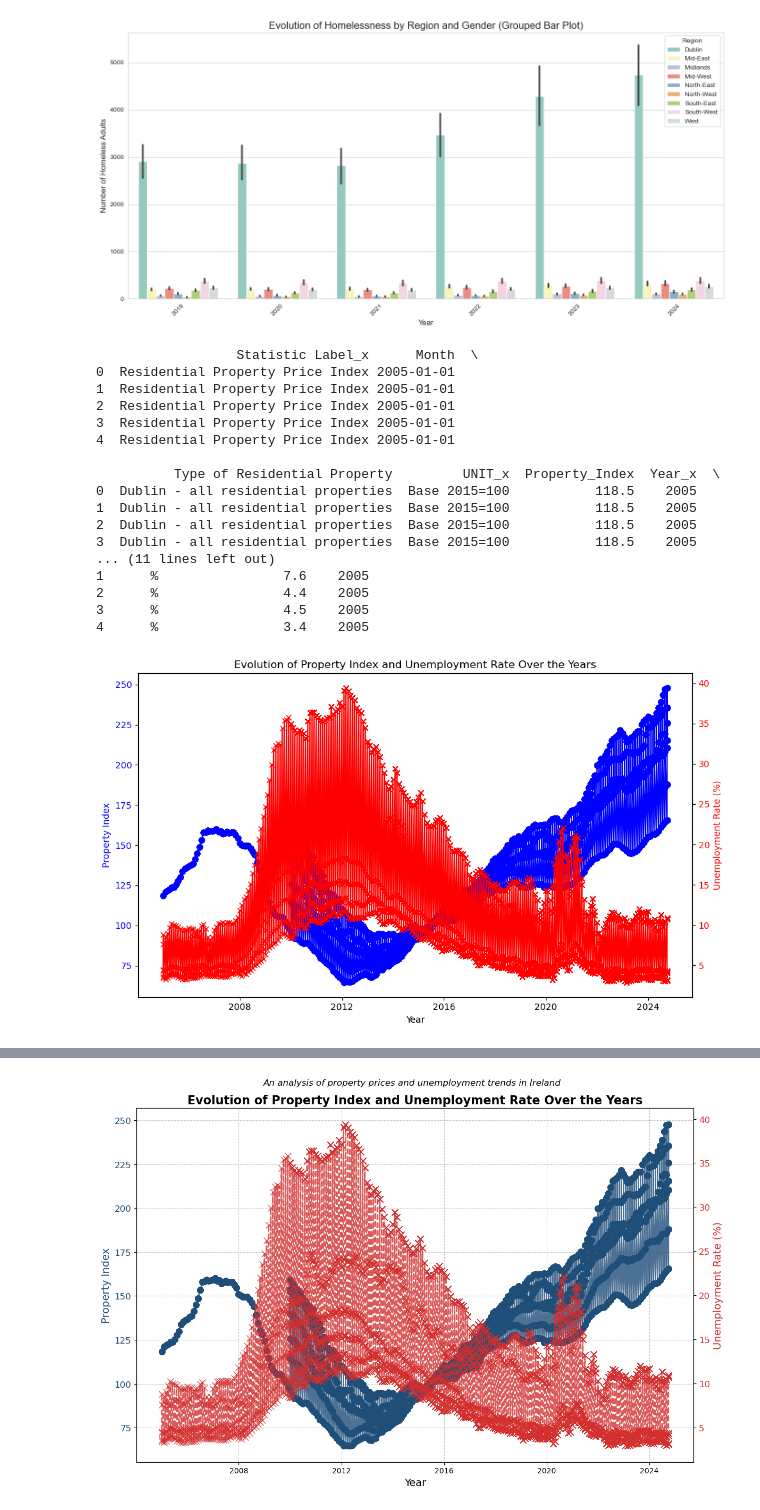
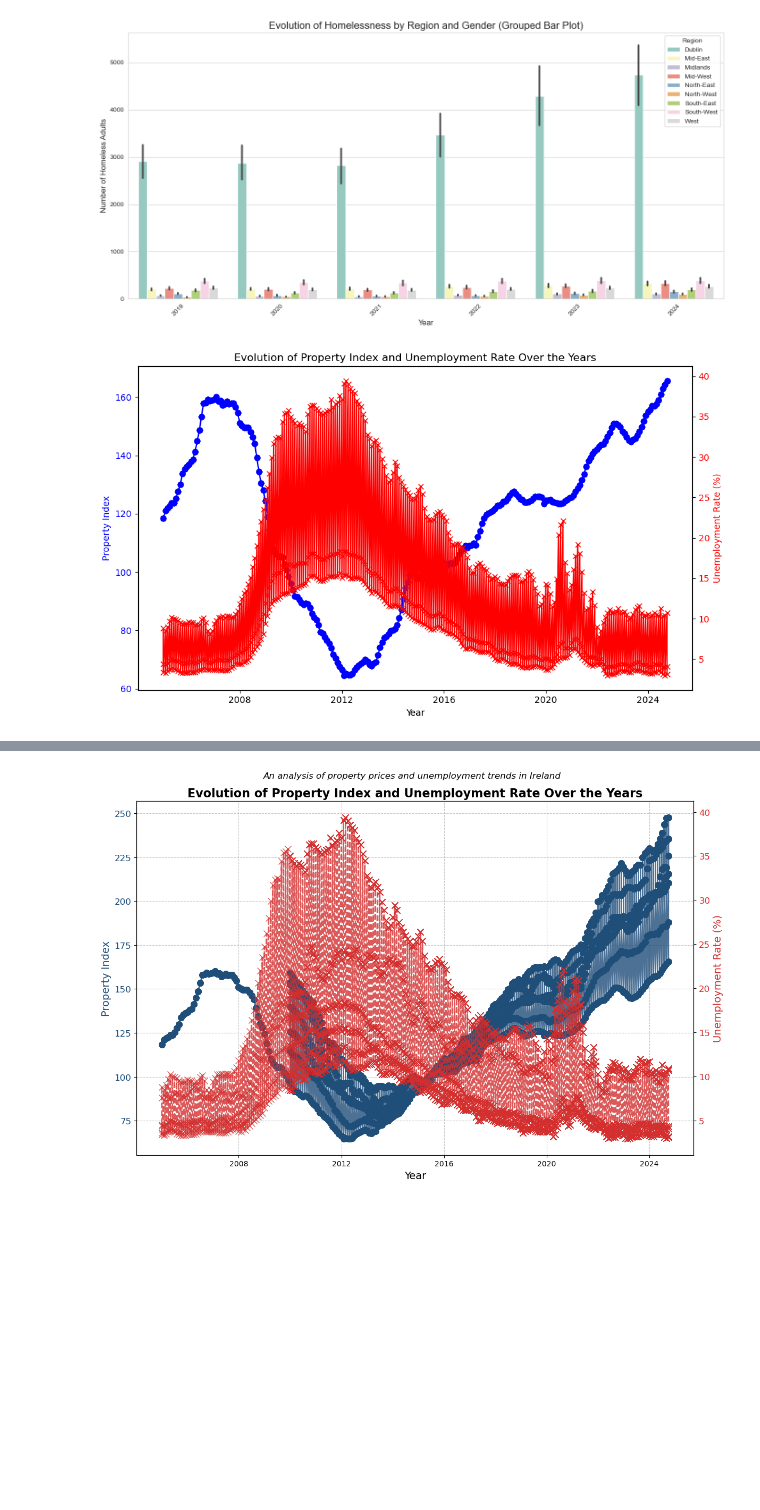
Before and after one commit to RobAstur/Programming-for-data-analytics, a Jupyter notebook: Project/project_version2.ipynb, the cells around one changed output, grey strips where cells are left out. Cells and saved outputs as stored; diff of their text form; code cells hidden in the pictures; blank space fills up the shorter version.

Commit message:
plot work and combine tables

```diff
--- a/Project/project_version2.ipynb
+++ b/Project/project_version2.ipynb
@@ -577,53 +578,38 @@ plt.show()
 # %% [output]
 [figure]
 # %%
-df_unemployment_filtered = unemployment_rate_ireland[unemployment_rate_ireland["Sex"] == "Male"]
-
 
 price_property_index.rename(columns={"VALUE": "Property_Index"}, inplace=True)
 unemployment_rate_ireland.rename(columns={"VALUE": "Unemployment_Rate"}, inplace=True)
 
+
+
 # Merge the data on the "Month" column (assuming "Month" is the common column for both datasets)
 df_merged = pd.merge(price_property_index, unemployment_rate_ireland, on="Month")
-print(df_merged.head())
+
+df_filtered = df_merged[(df_merged['Sex'] == 'Male') & (df_merged['Type of Residential Property'] == 'Dublin - all residential properties')]
+
 # Plotting the data
 fig, ax1 = plt.subplots(figsize=(10, 6))
 
 # Plot Property Index
-ax1.plot(df_merged["Month"], df_merged["Property_Index"], color='b', label='Property Index', marker='o')
+ax1.plot(df_filtered["Month"], df_filtered["Property_Index"], color='b', label='Property Index', marker='o')
 ax1.set_xlabel('Year')
 ax1.set_ylabel('Property Index', color='b')
 ax1.tick_params(axis='y', labelcolor='b')
 
 # Create a second y-axis for Unemployment Rate
 ax2 = ax1.twinx()
-ax2.plot(df_merged["Month"], df_merged["Unemployment_Rate"], color='r', label='Unemployment Rate', marker='x')
+ax2.plot(df_filtered["Month"], df_filtered["Unemployment_Rate"], color='r', label='Unemployment Rate', marker='x')
 ax2.set_ylabel('Unemployment Rate (%)', color='r')
 ax2.tick_params(axis='y', labelcolor='r')
 
 # Title and display
 plt.title('Evolution of Property Index and Unemployment Rate Over the Years')
 fig.tight_layout()  # Adjust the layout to prevent overlap
 plt.show()
 # %% [output]
-                  Statistic Label_x      Month  \
-0  Residential Property Price Index 2005-01-01
-1  Residential Property Price Index 2005-01-01
-2  Residential Property Price Index 2005-01-01
-3  Residential Property Price Index 2005-01-01
-4  Residential Property Price Index 2005-01-01
-
-          Type of Residential Property         UNIT_x  Property_Index  Year_x  \
-0  Dublin - all residential properties  Base 2015=100           118.5    2005
-1  Dublin - all residential properties  Base 2015=100           118.5    2005
-2  Dublin - all residential properties  Base 2015=100           118.5    2005
-3  Dublin - all residential properties  Base 2015=100           118.5    2005
-... (11 lines left out)
-1      %                7.6    2005
-2      %                4.4    2005
-3      %                4.5    2005
-4      %                3.4    2005
-[figure, old version]
+[figure, new version]
 # %%
 df_merged.head()
 # %% [output]
```
Also changed, not shown: parts of 3 cells of this notebook.
